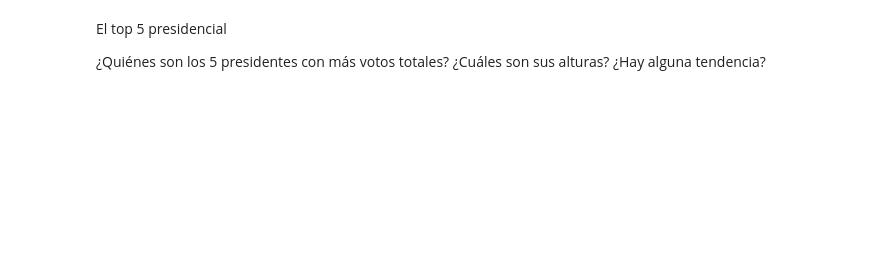
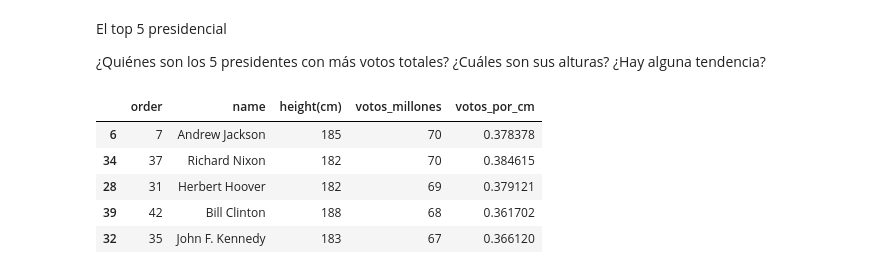
Before and after one commit to vic933/Clases-Directo-Septiembre-Pyhton, a Jupyter notebook: 19-09_Numpy/1_Numpy_con_Dataset.ipynb, the cells around one changed output. Cells and saved outputs as stored; diff of their text form; code cells hidden in the pictures; blank space fills up the shorter version.

```diff
--- a/19-09_Numpy/1_Numpy_con_Dataset.ipynb
+++ b/19-09_Numpy/1_Numpy_con_Dataset.ipynb
@@ -335,3 +428,13 @@ El top 5 presidencial
 
 ¿Quiénes son los 5 presidentes con más votos totales?
 ¿Cuáles son sus alturas? ¿Hay alguna tendencia?
+# %%
+top_5 = df_combinado.sort_values('votos_millones', ascending= False).head(5)
+top_5
+# %% [output]
+|  | order | name | height(cm) | votos_millones | votos_por_cm |
+| 6 | 7 | Andrew Jackson | 185 | 70 | 0.378378 |
+| 34 | 37 | Richard Nixon | 182 | 70 | 0.384615 |
+| 28 | 31 | Herbert Hoover | 182 | 69 | 0.379121 |
+| 39 | 42 | Bill Clinton | 188 | 68 | 0.361702 |
+| 32 | 35 | John F. Kennedy | 183 | 67 | 0.366120 |
```
Also changed, not shown: parts of 24 cells of this notebook, 11 other files.
